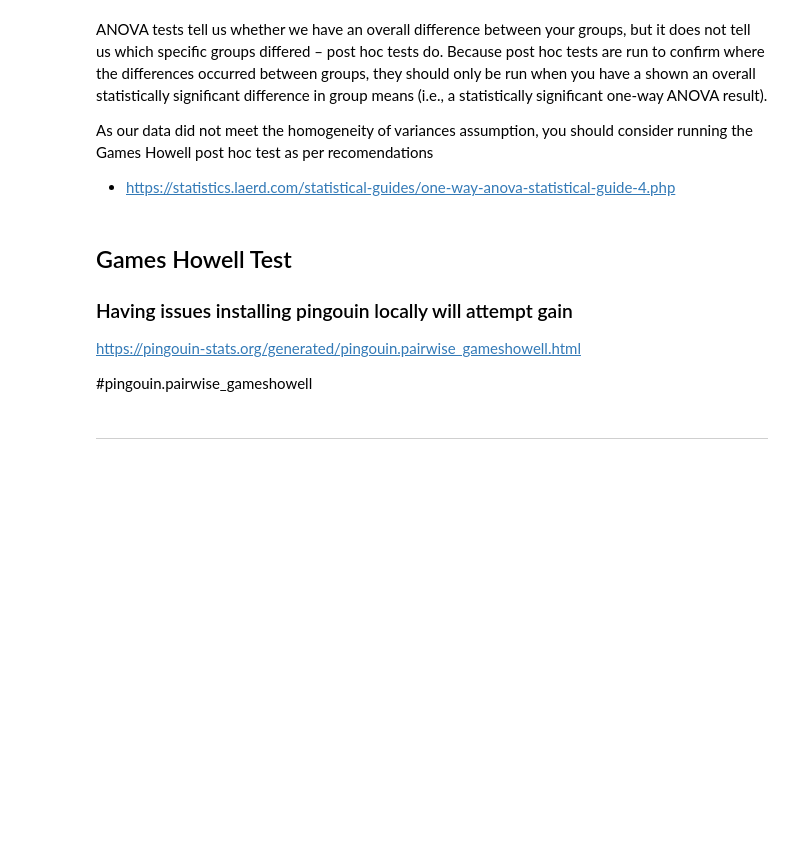
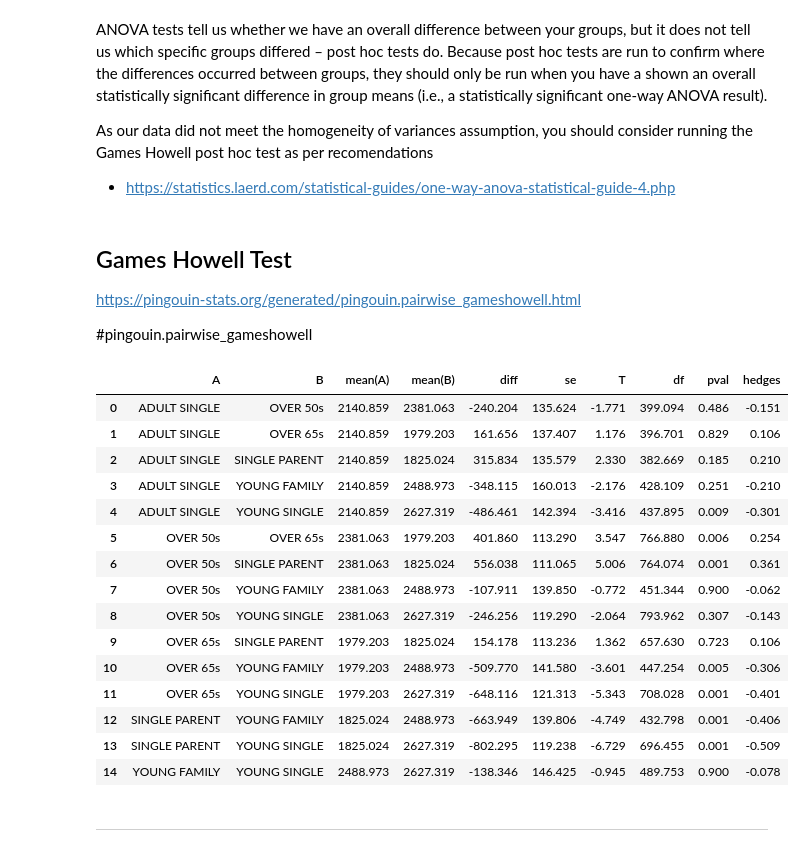
Before and after one commit to brendantipp/gmit_mls_2021, a Jupyter notebook: scipy-stats.ipynb, the cells around one changed output. Drawn from its saved outputs; the diff is of its cells as text; code cells hidden in the pictures; blank space fills up the shorter version.

Commit message:
updated pingouin g howell test , generate table

```diff
--- a/scipy-stats.ipynb
+++ b/scipy-stats.ipynb
@@ -498,14 +498,30 @@ As our data did not meet the homogeneity of variances assumption, you should con
 - https://statistics.laerd.com/statistical-guides/one-way-anova-statistical-guide-4.php
 # %% [markdown]
 ## Games Howell Test
-### Having issues installing pingouin locally will attempt gain
 
 https://pingouin-stats.org/generated/pingouin.pairwise_gameshowell.html
 
 #pingouin.pairwise_gameshowell
 # %%
-#import pingouin as pg
-#pg.pairwise_gameshowell(data=df, dv='Loan_Amount_Issued',between='Domgraphic_Category').round(3)
+import pingouin as pg
+pg.pairwise_gameshowell(data=df, dv='Loan_Amount_Issued',between='Demographic_Category').round(3)
+# %% [output]
+|  | A | B | mean(A) | mean(B) | diff | se | T | df | pval | hedges |
+| 0 | ADULT SINGLE | OVER 50s | 2140.859 | 2381.063 | -240.204 | 135.624 | -1.771 | 399.094 | 0.486 | -0.151 |
+| 1 | ADULT SINGLE | OVER 65s | 2140.859 | 1979.203 | 161.656 | 137.407 | 1.176 | 396.701 | 0.829 | 0.106 |
+| 2 | ADULT SINGLE | SINGLE PARENT | 2140.859 | 1825.024 | 315.834 | 135.579 | 2.330 | 382.669 | 0.185 | 0.210 |
+| 3 | ADULT SINGLE | YOUNG FAMILY | 2140.859 | 2488.973 | -348.115 | 160.013 | -2.176 | 428.109 | 0.251 | -0.210 |
+| 4 | ADULT SINGLE | YOUNG SINGLE | 2140.859 | 2627.319 | -486.461 | 142.394 | -3.416 | 437.895 | 0.009 | -0.301 |
+| 5 | OVER 50s | OVER 65s | 2381.063 | 1979.203 | 401.860 | 113.290 | 3.547 | 766.880 | 0.006 | 0.254 |
+| 6 | OVER 50s | SINGLE PARENT | 2381.063 | 1825.024 | 556.038 | 111.065 | 5.006 | 764.074 | 0.001 | 0.361 |
+| 7 | OVER 50s | YOUNG FAMILY | 2381.063 | 2488.973 | -107.911 | 139.850 | -0.772 | 451.344 | 0.900 | -0.062 |
+| 8 | OVER 50s | YOUNG SINGLE | 2381.063 | 2627.319 | -246.256 | 119.290 | -2.064 | 793.962 | 0.307 | -0.143 |
+| 9 | OVER 65s | SINGLE PARENT | 1979.203 | 1825.024 | 154.178 | 113.236 | 1.362 | 657.630 | 0.723 | 0.106 |
+| 10 | OVER 65s | YOUNG FAMILY | 1979.203 | 2488.973 | -509.770 | 141.580 | -3.601 | 447.254 | 0.005 | -0.306 |
+| 11 | OVER 65s | YOUNG SINGLE | 1979.203 | 2627.319 | -648.116 | 121.313 | -5.343 | 708.028 | 0.001 | -0.401 |
+| 12 | SINGLE PARENT | YOUNG FAMILY | 1825.024 | 2488.973 | -663.949 | 139.806 | -4.749 | 432.798 | 0.001 | -0.406 |
+| 13 | SINGLE PARENT | YOUNG SINGLE | 1825.024 | 2627.319 | -802.295 | 119.238 | -6.729 | 696.455 | 0.001 | -0.509 |
+| 14 | YOUNG FAMILY | YOUNG SINGLE | 2488.973 | 2627.319 | -138.346 | 146.425 | -0.945 | 489.753 | 0.900 | -0.078 |
 # %% [markdown]
 _____________
 # %% [markdown]
```
Also changed, not shown: parts of 13 cells of this notebook.
